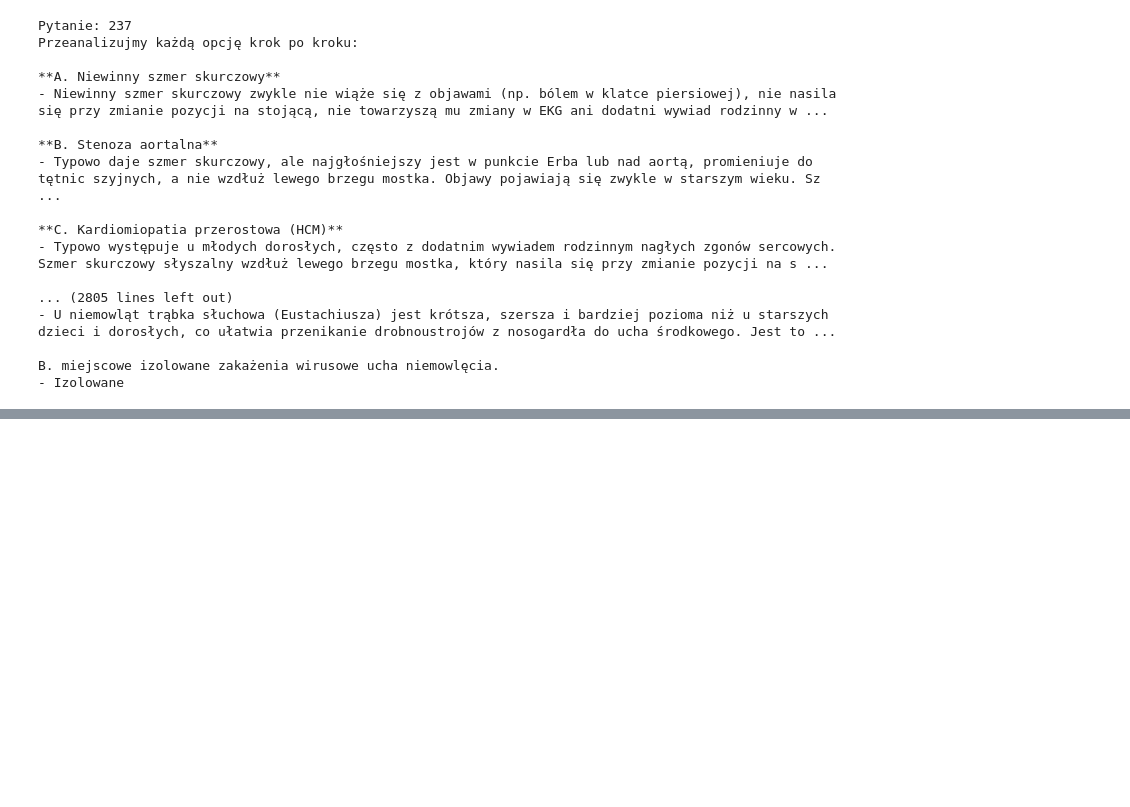
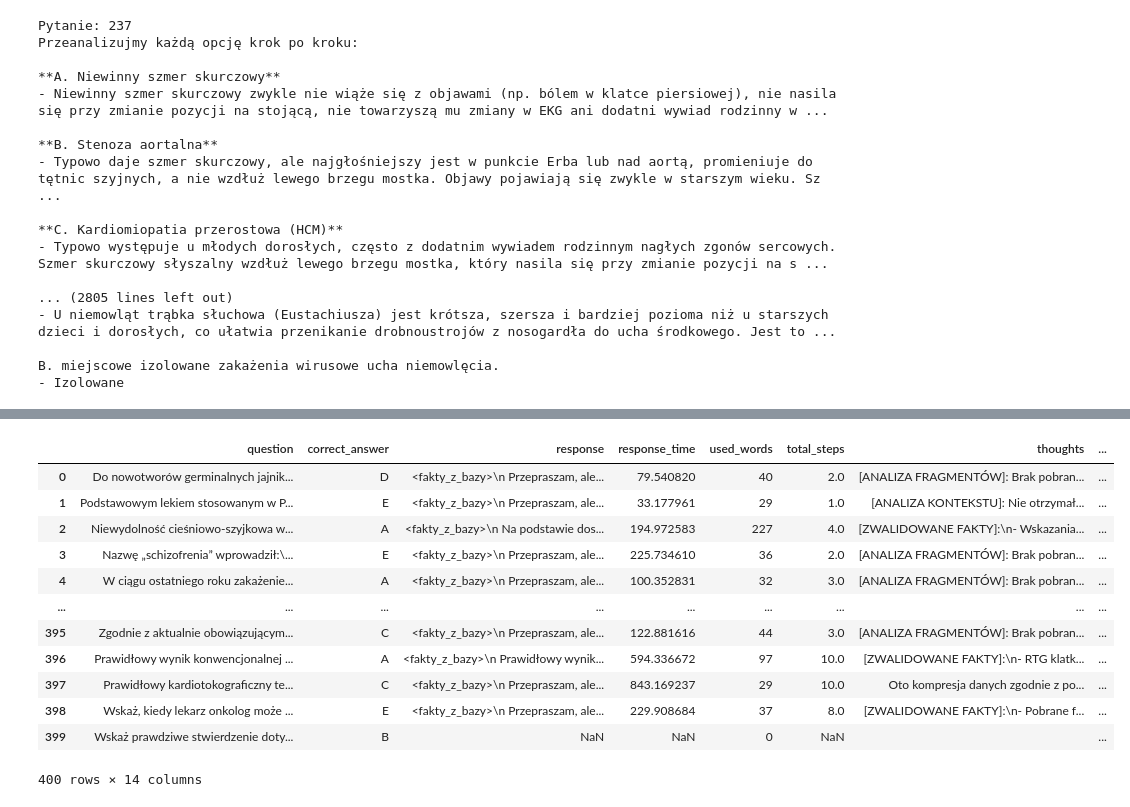
Before and after one commit to quuixly/Agent-Orchestrated-Hybrid-RAG, a Jupyter notebook: evaluation.ipynb, the cells around one changed output, grey strips where cells are left out. Cells and saved outputs as stored; diff of their text form; code cells hidden in the pictures; blank space fills up the shorter version.

```diff
--- a/evaluation.ipynb
+++ b/evaluation.ipynb
@@ -263,4 +263,20 @@ dat
 400 rows × 9 columns
+# %%
+dat
+# %% [output]
+|  | question | correct_answer | response | response_time | used_words | total_steps | thoughts | ... |
+| 0 | Do nowotworów germinalnych jajnik... | D | <fakty_z_bazy>\n Przepraszam, ale... | 79.540820 | 40 | 2.0 | [ANALIZA FRAGMENTÓW]: Brak pobran... | ... |
+| 1 | Podstawowym lekiem stosowanym w P... | E | <fakty_z_bazy>\n Przepraszam, ale... | 33.177961 | 29 | 1.0 | [ANALIZA KONTEKSTU]: Nie otrzymał... | ... |
+| 2 | Niewydolność cieśniowo-szyjkowa w... | A | <fakty_z_bazy>\n Na podstawie dos... | 194.972583 | 227 | 4.0 | [ZWALIDOWANE FAKTY]:\n- Wskazania... | ... |
+| 3 | Nazwę „schizofrenia” wprowadził:\... | E | <fakty_z_bazy>\n Przepraszam, ale... | 225.734610 | 36 | 2.0 | [ANALIZA FRAGMENTÓW]: Brak pobran... | ... |
+| 4 | W ciągu ostatniego roku zakażenie... | A | <fakty_z_bazy>\n Przepraszam, ale... | 100.352831 | 32 | 3.0 | [ANALIZA FRAGMENTÓW]: Brak pobran... | ... |
+| ... | ... | ... | ... | ... | ... | ... | ... | ... |
+| 395 | Zgodnie z aktualnie obowiązującym... | C | <fakty_z_bazy>\n Przepraszam, ale... | 122.881616 | 44 | 3.0 | [ANALIZA FRAGMENTÓW]: Brak pobran... | ... |
+| 396 | Prawidłowy wynik konwencjonalnej ... | A | <fakty_z_bazy>\n Prawidłowy wynik... | 594.336672 | 97 | 10.0 | [ZWALIDOWANE FAKTY]:\n- RTG klatk... | ... |
+| 397 | Prawidłowy kardiotokograficzny te... | C | <fakty_z_bazy>\n Przepraszam, ale... | 843.169237 | 29 | 10.0 | Oto kompresja danych zgodnie z po... | ... |
+| 398 | Wskaż, kiedy lekarz onkolog może ... | E | <fakty_z_bazy>\n Przepraszam, ale... | 229.908684 | 37 | 8.0 | [ZWALIDOWANE FAKTY]:\n- Pobrane f... | ... |
+| 399 | Wskaż prawdziwe stwierdzenie doty... | B | NaN | NaN | 0 | NaN |  | ... |
+400 rows × 14 columns
 # %%
 import json
 import pandas as pd
```
Also changed, not shown: parts of 3 cells of this notebook, 5 other files.
